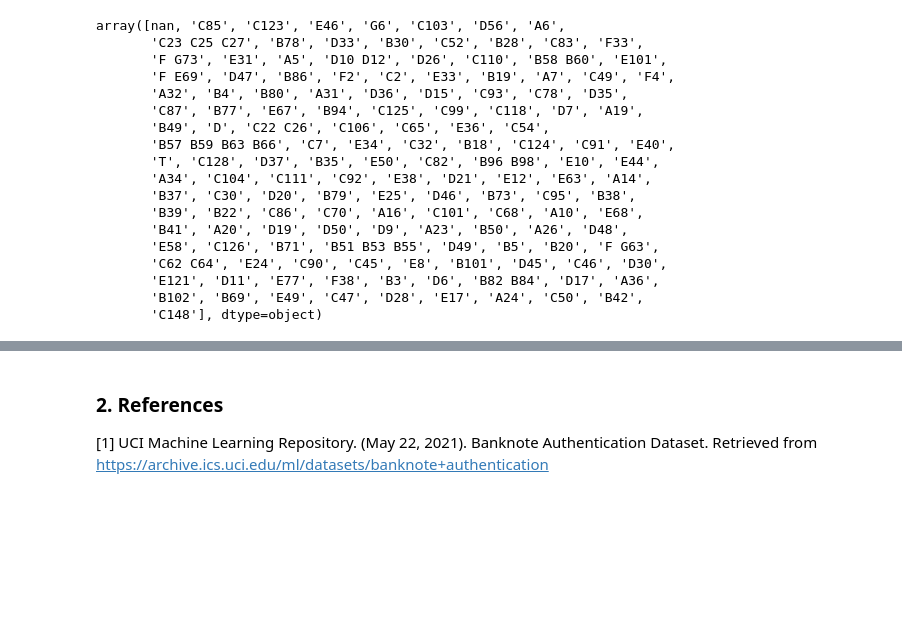
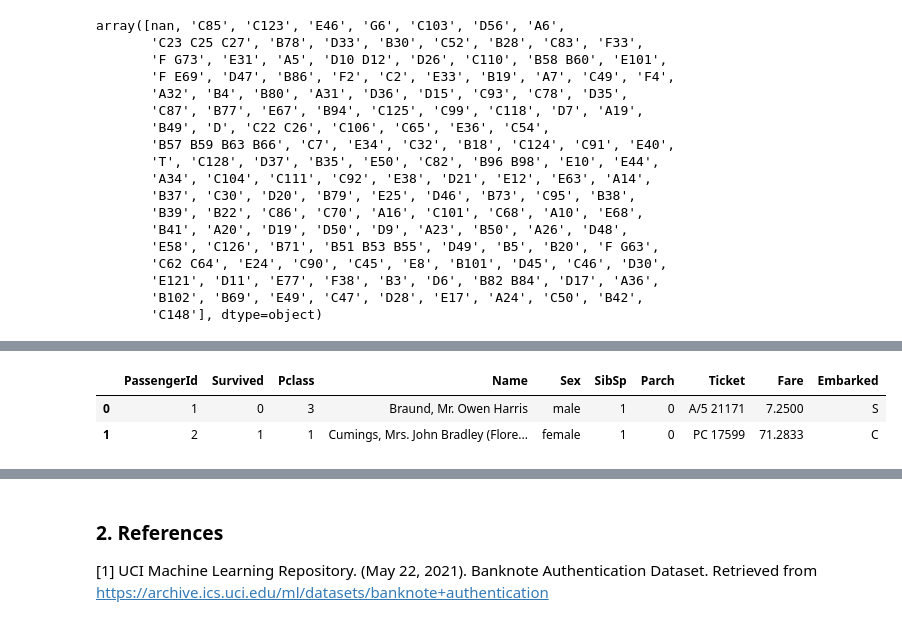
Before and after one commit to alexismenanieves/Pandas_Practice, a Jupyter notebook: Pandas_Practice_Notebook.ipynb, the cells around one changed output, grey strips where cells are left out. Cells and saved outputs as stored; diff of their text form; code cells hidden in the pictures; blank space fills up the shorter version.

```diff
--- a/Pandas_Practice_Notebook.ipynb
+++ b/Pandas_Practice_Notebook.ipynb
@@ -246,0 +299,7 @@ array([nan, 'C85', 'C123', 'E46', 'G6', 'C103', 'D56', 'A6',
+# %%
+# Now let's drop variables Age and Cabin
+df_tc.drop(['Age','Cabin'], axis = 1).head(2)
+# %% [output]
+|  | PassengerId | Survived | Pclass | Name | Sex | SibSp | Parch | Ticket | Fare | Embarked |
+| 0 | 1 | 0 | 3 | Braund, Mr. Owen Harris | male | 1 | 0 | A/5 21171 | 7.2500 | S |
+| 1 | 2 | 1 | 1 | Cumings, Mrs. John Bradley (Flore... | female | 1 | 0 | PC 17599 | 71.2833 | C |
```
Also changed, not shown: parts of 12 cells of this notebook.
